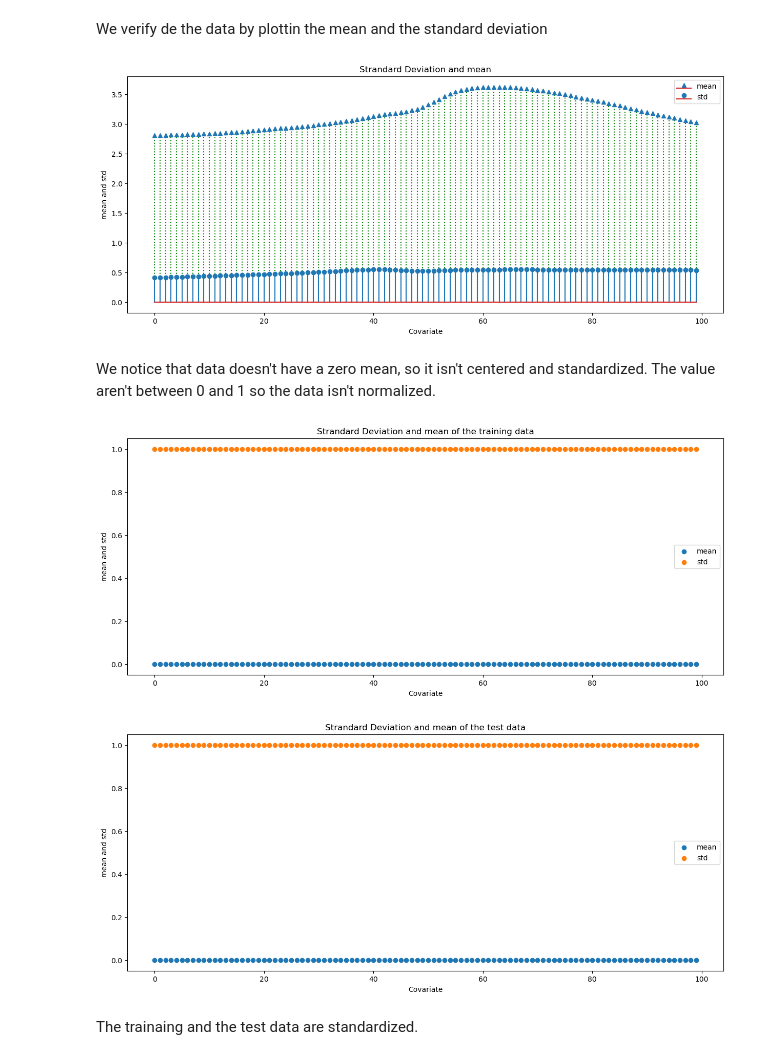
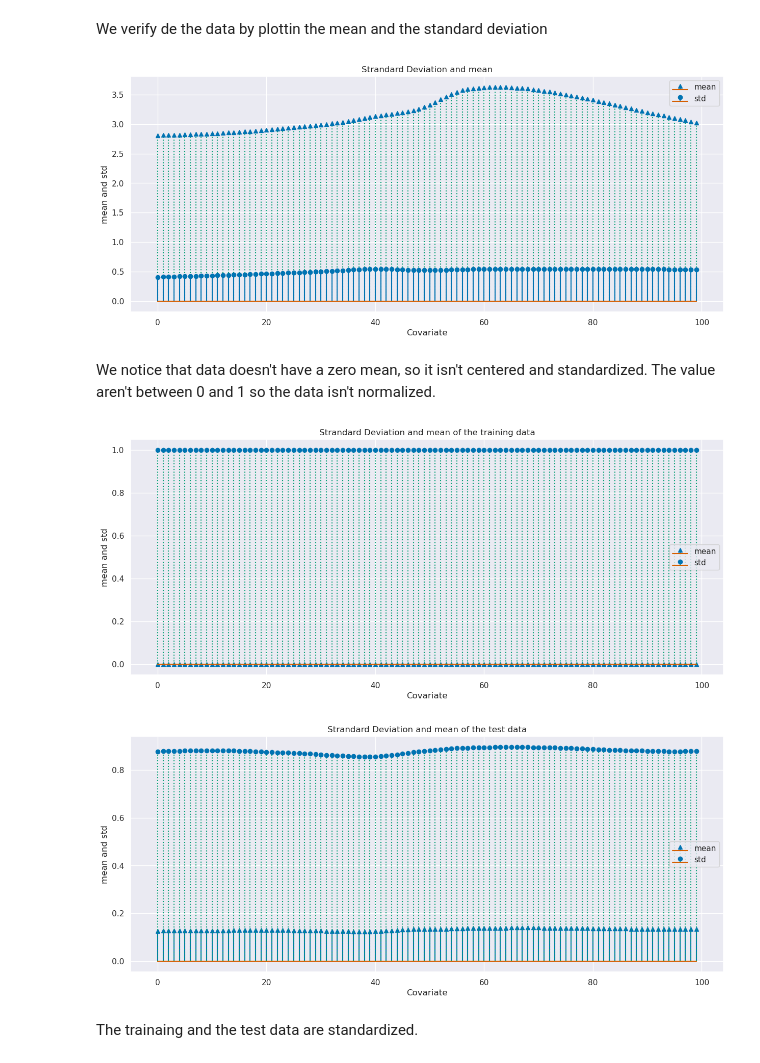
Before and after one commit to Dardare-Clement/SD-TSIA204, a Jupyter notebook: TP2/SD-TSIA204_lab2_dardare_clement.ipynb, the cells around one changed output. Saved outputs shown, nothing was run; the diff lists cells and outputs as text; code cells hidden in the pictures.

```diff
--- a/TP2/SD-TSIA204_lab2_dardare_clement.ipynb
+++ b/TP2/SD-TSIA204_lab2_dardare_clement.ipynb
@@ -15,6 +16,9 @@ import scipy.stats as stat
 from sklearn.model_selection import train_test_split
 from sklearn.preprocessing import StandardScaler
 from sklearn.linear_model import LinearRegression
+# %%
+sns.reset_defaults()
+sns.set(style='darkgrid', palette= 'colorblind')
 # %% [markdown]
 ## <u>Question 1)</u>
 Preprocess the data
@@ -67,7 +71,7 @@ plt.legend()
 plt.title("Strandard Deviation and mean")
 plt.show()
 # %% [output]
-[figure, old version]
+[figure, new version]
 # %% [markdown]
 We notice that data doesn't have a zero mean, so it isn't centered and standardized. The value aren't between 0 and 1 so the data isn't normalized.
 # %%
@@ -78,13 +82,15 @@ X_train, X_test, Y_train, Y_test = train_test_split(X, Y, test_size=0.25, random
 #center and standardize both
 scaler = StandardScaler()
 X_train = scaler.fit_transform(X_train)
-X_test = scaler.fit_transform(X_test)
+X_test = scaler.transform(X_test)
+Y_train = scaler.fit_transform(np.array(Y_train).reshape(-1,1)).flatten()
+Y_test = scaler.transform(np.array(Y_test).reshape(-1,1)).flatten()
 
 #We verify by plotting the mean and the standard deviation for both data
 #Plot Mean and standart deviation of the training data
 plt.figure(figsize=(15,6))
-plt.scatter(range(p), X_train.mean(axis=0), label="mean")
-plt.scatter(range(p), X_train.std(axis=0), label="std")
+plt.stem(range(p), X_train.mean(axis=0), label="mean", markerfmt='^')
+plt.stem(range(p), X_train.std(axis=0), label="std", linefmt='g:')
 plt.xlabel("Covariate")
 plt.ylabel("mean and std")
 plt.legend()
@@ -92,19 +98,19 @@ plt.title("Strandard Deviation and mean of the training data")
 
 plt.show()
 # %% [output]
-[figure, old version]
+[figure, new version]
 # %%
 #Plot Mean and standart deviation of the test data
 plt.figure(figsize=(15,6))
-plt.scatter(range(p), X_test.mean(axis=0), label="mean")
-plt.scatter(range(p), X_test.std(axis=0), label="std")
+plt.stem(range(p), X_test.mean(axis=0), label="mean", markerfmt='^')
+plt.stem(range(p), X_test.std(axis=0), label="std", linefmt='g:')
 plt.xlabel("Covariate")
 plt.ylabel("mean and std")
 plt.legend()
 plt.title("Strandard Deviation and mean of the test data")
 plt.show()
 # %% [output]
-[figure, old version]
+[figure, new version]
 # %% [markdown]
 The trainaing and the test data are standardized.
 # %%
```
Also changed, not shown: parts of 9 cells of this notebook.
